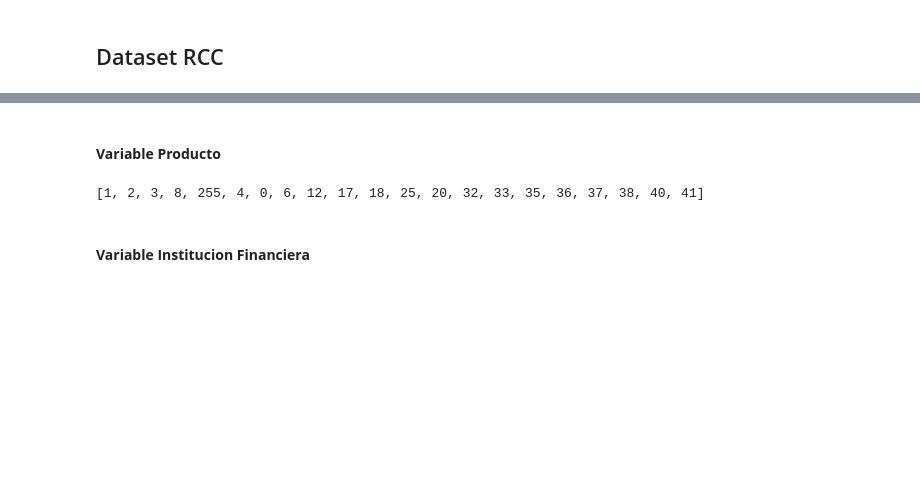
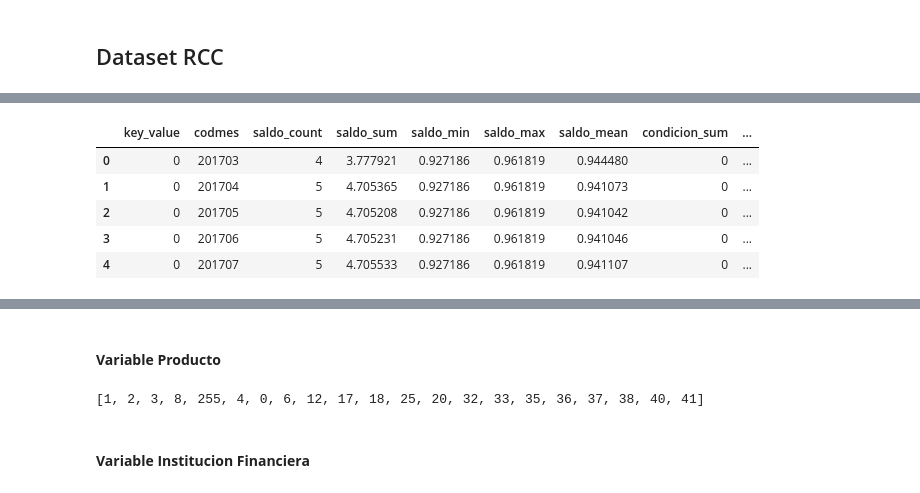
Before and after one commit to mlaricobar/solution-datathon-interbank-2020, a Jupyter notebook: [03] Feature Engineering.ipynb, the cells around one changed output, grey strips where cells are left out. Drawn from its saved outputs; the diff is of its cells as text; code cells hidden in the pictures; blank space fills up the shorter version.

```diff
--- a/[03] Feature Engineering.ipynb
+++ b/[03] Feature Engineering.ipynb
@@ -88,0 +93,6 @@ def diff_months(codmes_ini, codmes_fin):
+# %%
+df_rcc_test_agg = (df_rcc_test.groupby(["key_value", "codmes"], as_index=False)
+                                .agg({
+                                        "saldo": ["count", "sum", "min", "max", "mean"],
+                                        "condicion": ["sum", "min", "max", "mean"]
+                                }))
@@ -88,0 +111,2 @@ def diff_months(codmes_ini, codmes_fin):
+# %%
+col_num = ['saldo_count', 'saldo_sum', 'saldo_min', 'saldo_max', 'saldo_mean', 'condicion_sum', 'condicion_min', 'condicion_max', 'condicion_mean']
@@ -88,0 +115,27 @@ def diff_months(codmes_ini, codmes_fin):
+# %%
+for col_ in col_num:
+    print("Numeric Feature: {0}".format(col_))
+    ti = time.time()
+    df_rcc_train_agg["last{0}".format(col_)] = df_rcc_train_agg.groupby("key_value")[col_].shift(1)
+    df_rcc_test_agg["last{0}".format(col_)] = df_rcc_test_agg.groupby("key_value")[col_].shift(1)
+
+    if col_ == "codmes":
+        df_rcc_train_agg["difflast{0}".format(col_)] = df_rcc_train_agg.apply(lambda row: diff_months(row["last{0}".format(col_)], row[col_]), axis=1)
+        df_rcc_test_agg["difflast{0}".format(col_)] = df_rcc_test_agg.apply(lambda row: diff_months(row["last{0}".format(col_)], row[col_]), axis=1)
+    else:
+        df_rcc_train_agg["difflast{0}".format(col_)] = df_rcc_train_agg.apply(lambda row: row[col_] - row["last{0}".format(col_)], axis=1)
+        df_rcc_test_agg["difflast{0}".format(col_)] = df_rcc_test_agg.apply(lambda row: row[col_] - row["last{0}".format(col_)], axis=1)
+
+    df_rcc_train_agg["absdifflast{0}".format(col_)] = abs(df_rcc_train_agg["difflast{0}".format(col_)])
+    df_rcc_test_agg["absdifflast{0}".format(col_)] = abs(df_rcc_test_agg["difflast{0}".format(col_)])
+
+    df_rcc_train_agg.loc[pd.notnull(df_rcc_train_agg["difflast{0}".format(col_)]), "incrflag{0}".format(col_)] = df_rcc_train_agg.loc[pd.notnull(df_rcc_train_agg["difflast{0}".format(col_)]), "difflast{0}".format(col_)].apply(lambda c: 1 if c > 0 else 0)
+    df_rcc_train_agg.loc[pd.notnull(df_rcc_train_agg["difflast{0}".format(col_)]), "decrflag{0}".format(col_)] = df_rcc_train_agg.loc[pd.notnull(df_rcc_train_agg["difflast{0}".format(col_)]), "difflast{0}".format(col_)].apply(lambda c: 1 if c < 0 else 0)
+    df_rcc_train_agg.loc[pd.notnull(df_rcc_train_agg["difflast{0}".format(col_)]), "sameflag{0}".format(col_)] = df_rcc_train_agg.loc[pd.notnull(df_rcc_train_agg["difflast{0}".format(col_)]), "difflast{0}".format(col_)].apply(lambda c: 1 if c == 0 else 0)
+
+    df_rcc_test_agg.loc[pd.notnull(df_rcc_test_agg["difflast{0}".format(col_)]), "incrflag{0}".format(col_)] = df_rcc_test_agg.loc[pd.notnull(df_rcc_test_agg["difflast{0}".format(col_)]), "difflast{0}".format(col_)].apply(lambda c: 1 if c > 0 else 0)
+    df_rcc_test_agg.loc[pd.notnull(df_rcc_test_agg["difflast{0}".format(col_)]), "decrflag{0}".format(col_)] = df_rcc_test_agg.loc[pd.notnull(df_rcc_test_agg["difflast{0}".format(col_)]), "difflast{0}".format(col_)].apply(lambda c: 1 if c < 0 else 0)
+    df_rcc_test_agg.loc[pd.notnull(df_rcc_test_agg["difflast{0}".format(col_)]), "sameflag{0}".format(col_)] = df_rcc_test_agg.loc[pd.notnull(df_rcc_test_agg["difflast{0}".format(col_)]), "difflast{0}".format(col_)].apply(lambda c: 1 if c == 0 else 0)
+
+    tf = time.time()
+    print("\tCalculo de variables en {0:.2f} segundos.".format(tf-ti))
@@ -88,0 +161,9 @@ def diff_months(codmes_ini, codmes_fin):
+# %%
+df_rcc_train_agg.head(5)
+# %% [output]
+|  | key_value | codmes | saldo_count | saldo_sum | saldo_min | saldo_max | saldo_mean | condicion_sum | ... |
+| 0 | 0 | 201703 | 4 | 3.777921 | 0.927186 | 0.961819 | 0.944480 | 0 | ... |
+| 1 | 0 | 201704 | 5 | 4.705365 | 0.927186 | 0.961819 | 0.941073 | 0 | ... |
+| 2 | 0 | 201705 | 5 | 4.705208 | 0.927186 | 0.961819 | 0.941042 | 0 | ... |
+| 3 | 0 | 201706 | 5 | 4.705231 | 0.927186 | 0.961819 | 0.941046 | 0 | ... |
+| 4 | 0 | 201707 | 5 | 4.705533 | 0.927186 | 0.961819 | 0.941107 | 0 | ... |
```
Also changed, not shown: parts of 19 cells of this notebook.
